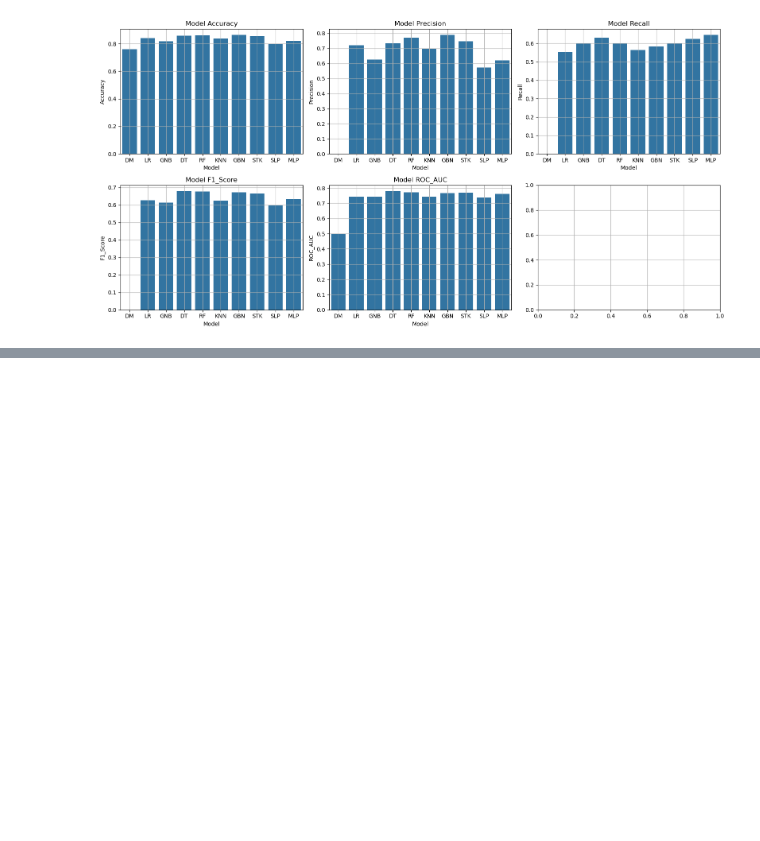
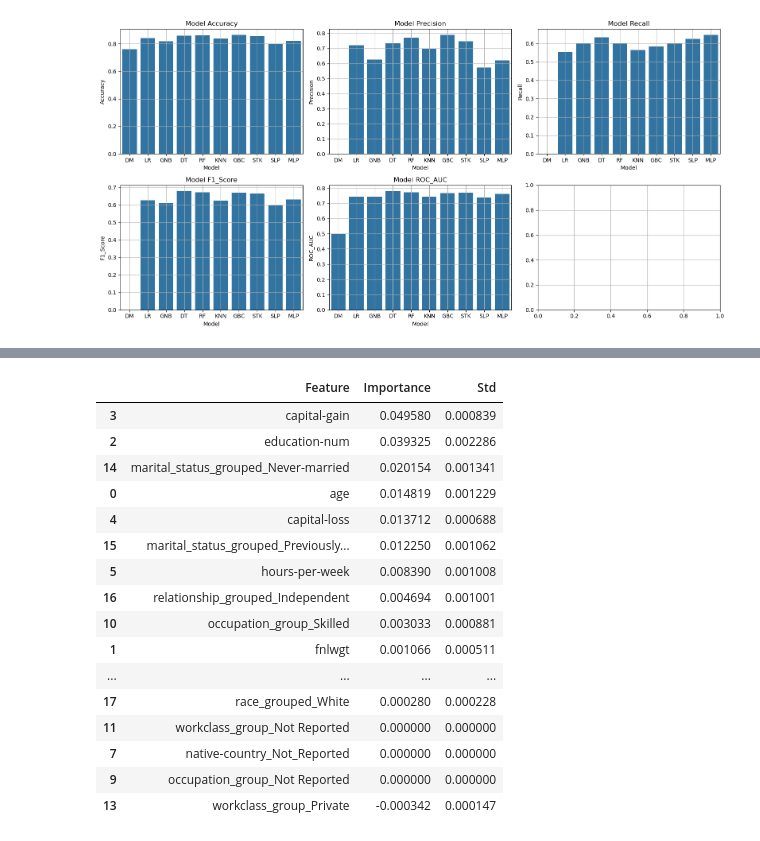
Before and after one commit to EmperorSeyi/Income-Prediction, a Jupyter notebook: Income-Prediction.ipynb, the cells around one changed output, grey strips where cells are left out. Cells and saved outputs as stored; diff of their text form; code cells hidden in the pictures; blank space fills up the shorter version.

```diff
--- a/Income-Prediction.ipynb
+++ b/Income-Prediction.ipynb
@@ -1414,0 +1385,30 @@ Feature_importance
+# %%
+# Let's look at the contribution of each feature to the MLP
+# First import the permutation importance
+from sklearn.inspection import permutation_importance
+result = permutation_importance(gbc, x_test_scaled, y_test, n_repeats=10, random_state=42, scoring="accuracy")
+#print(result)
+# Convert the result to DataFrame
+Feature_importance = pd.DataFrame({"Feature": x.columns,
+                                   "Importance": (result.importances_mean),
+                                   "Std": result.importances_std})
+Feature_importance = Feature_importance.sort_values(by = "Importance", ascending = False)
+Feature_importance
+# %% [output]
+|  | Feature | Importance | Std |
+| 3 | capital-gain | 0.049580 | 0.000839 |
+| 2 | education-num | 0.039325 | 0.002286 |
+| 14 | marital_status_grouped_Never-married | 0.020154 | 0.001341 |
+| 0 | age | 0.014819 | 0.001229 |
+| 4 | capital-loss | 0.013712 | 0.000688 |
+| 15 | marital_status_grouped_Previously... | 0.012250 | 0.001062 |
+| 5 | hours-per-week | 0.008390 | 0.001008 |
+| 16 | relationship_grouped_Independent | 0.004694 | 0.001001 |
+| 10 | occupation_group_Skilled | 0.003033 | 0.000881 |
+| 1 | fnlwgt | 0.001066 | 0.000511 |
+| ... | ... | ... | ... |
+| 17 | race_grouped_White | 0.000280 | 0.000228 |
+| 11 | workclass_group_Not Reported | 0.000000 | 0.000000 |
+| 7 | native-country_Not_Reported | 0.000000 | 0.000000 |
+| 9 | occupation_group_Not Reported | 0.000000 | 0.000000 |
+| 13 | workclass_group_Private | -0.000342 | 0.000147 |
```
Also changed, not shown: parts of 9 cells of this notebook.
